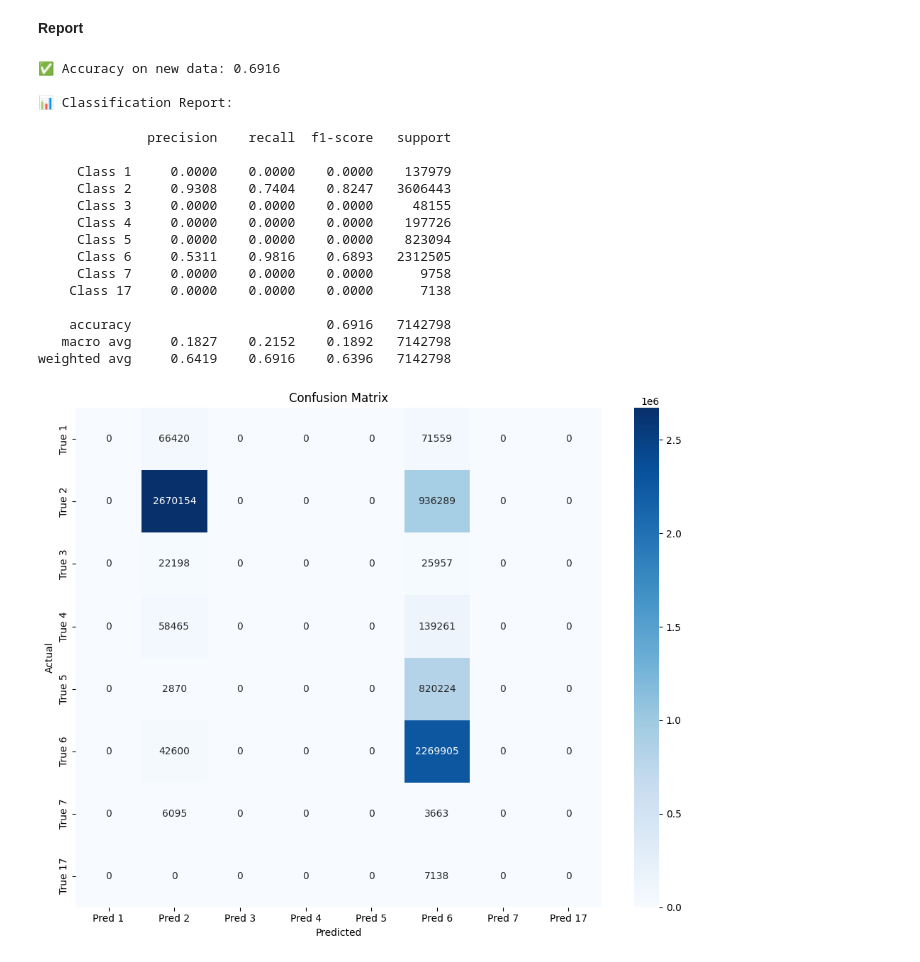
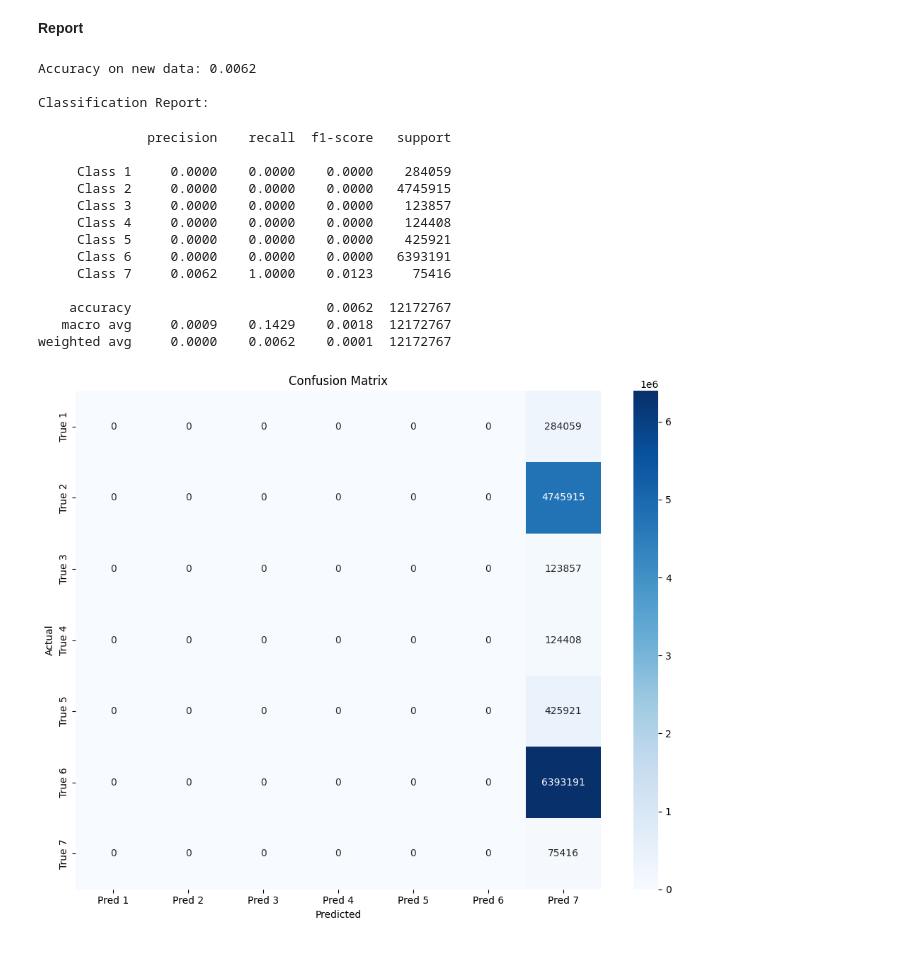
Before and after one commit to NicolaNoger/Point-Cloud_Segmentation, a Jupyter notebook: code/sandbox_3.ipynb, the cells around one changed output. Saved outputs shown, nothing was run; the diff lists cells and outputs as text; code cells hidden in the pictures.

Commit message:
adjusted model
more regularization steps, Test on other unseen data file

```diff
--- a/code/sandbox_3.ipynb
+++ b/code/sandbox_3.ipynb
@@ -17,5 +20,5 @@ from imblearn.over_sampling import SMOTE
 # %%
-path_flo = "C:/Users/flori/Desktop/pa-1_data/kantonal_zurich_1.laz"
+path_flo = "C:/Users/flori/Desktop/pa-1_data/kantonal_zurich_2.laz"
 
 
 las = laspy.read(path_flo)
@@ -303,7 +337,7 @@ Test Accuracy: 0.8531
 # %% [markdown]
 ##### Test model on new file
 # %%
-path_flo_2 = "C:/Users/flori/Desktop/pa-1_data/kantonal_zurich_2.laz"
+path_flo_2 = "C:/Users/flori/Desktop/pa-1_data/kantonal_winterthur_1.laz"
 
 # === Step 1: Load new LAS file ===
 las_2 = laspy.read(path_flo_2)
@@ -327,7 +361,7 @@ X_new_scaled = scaler.transform(X_new)
 
 # === Step 4: Predict with trained model ===
 X_new_tensor = tf.convert_to_tensor(X_new_scaled, dtype=tf.float32)
-y_pred_probs = model.predict(X_new_tensor, verbose=0)
+y_pred_probs = best_model.predict(X_new_tensor, verbose=0)
 y_pred = np.argmax(y_pred_probs, axis=1)
 
 # === Step 5 (optional): Map back to original class labels ===
@@ -385,62 +420,57 @@ Name: count, dtype: int64
 # %% [markdown]
 **Report**
 # %%
-from sklearn.metrics import classification_report, confusion_matrix, accuracy_score
-import seaborn as sns
-import matplotlib.pyplot as plt
-
 # === Filter out only those labels that were seen during training ===
 valid_indices = [i for i, cls in enumerate(las_2.classification) if cls in label_map]
-y_true_new = np.array([label_map[las_2.classification[i]] for i in valid_indices])
+y_true_new = np.array([label_map[cls] for cls in las_2.classification[valid_indices]])
 y_pred_new = y_pred[valid_indices]
 
 # === Accuracy ===
 acc = accuracy_score(y_true_new, y_pred_new)
-print(f"✅ Accuracy on new data: {acc:.4f}")
+print(f"Accuracy on new data: {acc:.4f}")
 
 # === Classification report ===
-print("\n📊 Classification Report:")
+print("\nClassification Report:")
 # Determine actual unique labels in the evaluation set
 labels_present = sorted(np.unique(y_true_new))
 
 # Print classification report only for present classes
 print(classification_report(
     y_true_new,
     y_pred_new,
     labels=labels_present,
     target_names=[f"Class {inv_label_map[i]}" for i in labels_present],
     digits=4
 ))
 
 
 # === Confusion matrix ===
 cm = confusion_matrix(y_true_new, y_pred_new, labels=labels_present)
 
 plt.figure(figsize=(10, 8))
 sns.heatmap(cm, annot=True, fmt="d", cmap="Blues",
             xticklabels=[f"Pred {inv_label_map[i]}" for i in labels_present],
             yticklabels=[f"True {inv_label_map[i]}" for i in labels_present])
 plt.title("Confusion Matrix")
 plt.xlabel("Predicted")
 plt.ylabel("Actual")
 plt.tight_layout()
 plt.show()
 # %% [output]
-✅ Accuracy on new data: 0.6916
+Accuracy on new data: 0.0062
 
-📊 Classification Report:
+Classification Report:
               precision    recall  f1-score   support
 
-     Class 1     0.0000    0.0000    0.0000    137979
-     Class 2     0.9308    0.7404    0.8247   3606443
-     Class 3     0.0000    0.0000    0.0000     48155
-     Class 4     0.0000    0.0000    0.0000    197726
-     Class 5     0.0000    0.0000    0.0000    823094
-     Class 6     0.5311    0.9816    0.6893   2312505
-     Class 7     0.0000    0.0000    0.0000      9758
-    Class 17     0.0000    0.0000    0.0000      7138
+     Class 1     0.0000    0.0000    0.0000    284059
+     Class 2     0.0000    0.0000    0.0000   4745915
+     Class 3     0.0000    0.0000    0.0000    123857
+     Class 4     0.0000    0.0000    0.0000    124408
+     Class 5     0.0000    0.0000    0.0000    425921
+     Class 6     0.0000    0.0000    0.0000   6393191
+     Class 7     0.0062    1.0000    0.0123     75416
 
-    accuracy                         0.6916   7142798
-   macro avg     0.1827    0.2152    0.1892   7142798
-weighted avg     0.6419    0.6916    0.6396   7142798
+    accuracy                         0.0062  12172767
+   macro avg     0.0009    0.1429    0.0018  12172767
+weighted avg     0.0000    0.0062    0.0001  12172767
-[figure, old version]
+[figure, new version]
```
Also changed, not shown: parts of 5 cells of this notebook, 2 other files.
